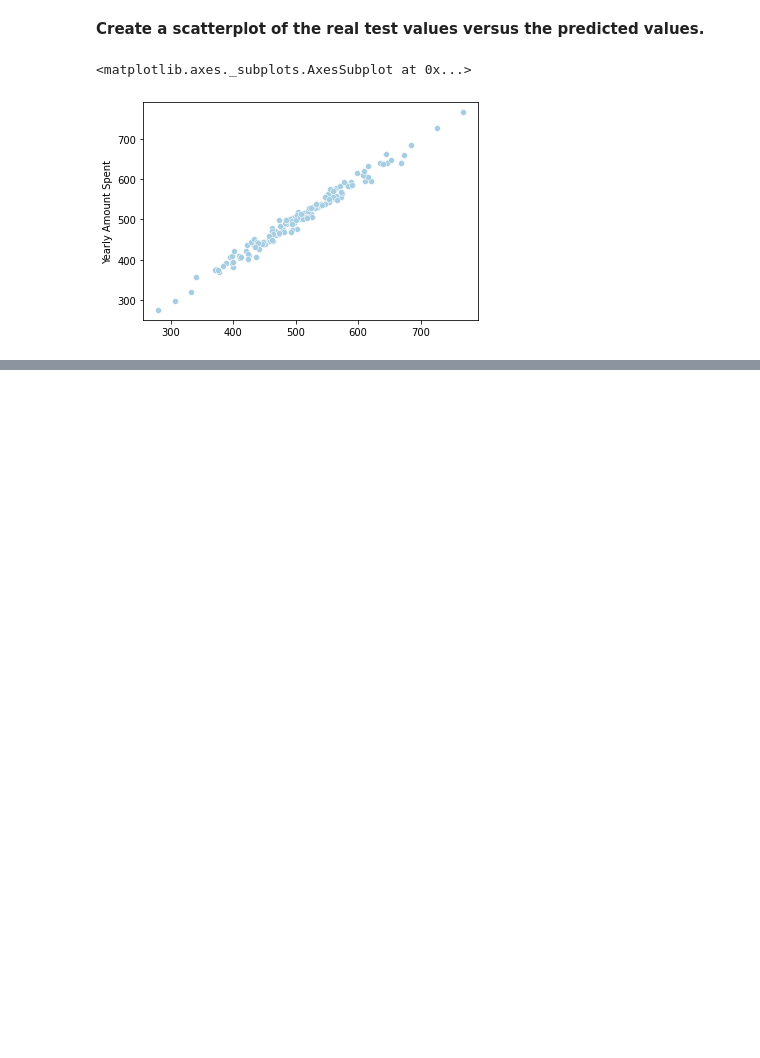
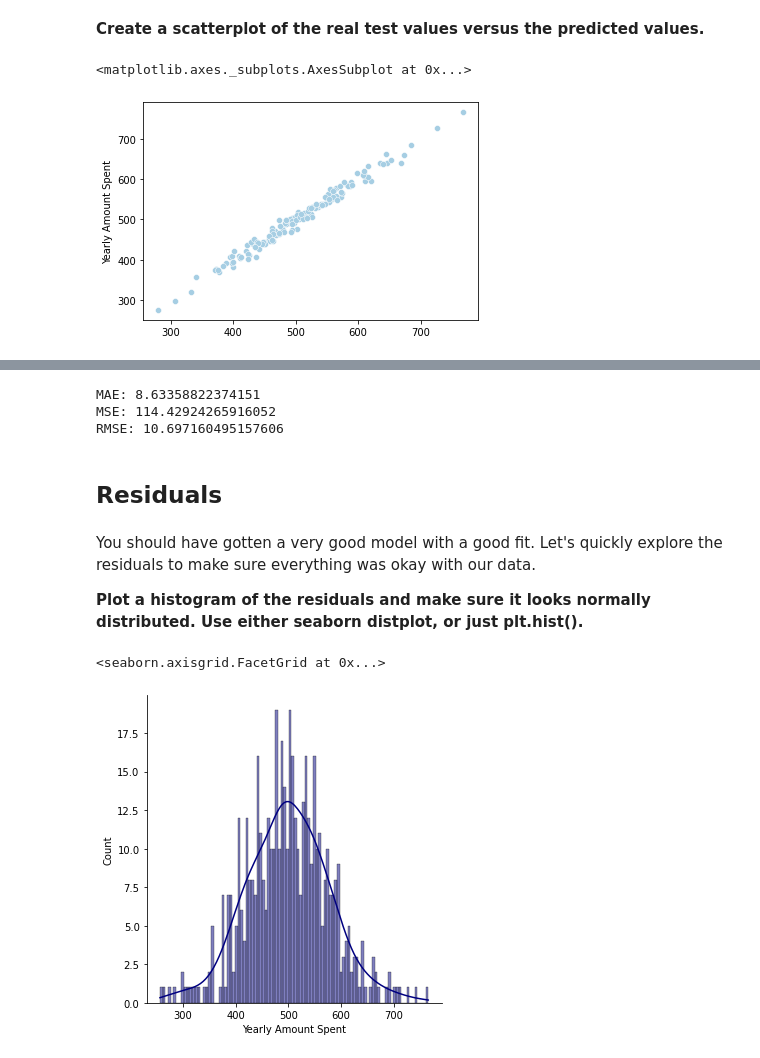
Before and after one commit to KumarGaurav20/ML-HOMEWORK, a Jupyter notebook: ML_AS1.ipynb, the cells around one changed output, grey strips where cells are left out. Cells and saved outputs as stored; diff of their text form; code cells hidden in the pictures; blank space fills up the shorter version.

```diff
--- a/ML_AS1.ipynb
+++ b/ML_AS1.ipynb
@@ -223,0 +231,19 @@ sns.scatterplot(prediction,y_test)
+# %%
+print('MAE:', metrics.mean_absolute_error(y_test, prediction))
+print('MSE:', metrics.mean_squared_error(y_test, prediction))
+print('RMSE:', np.sqrt(metrics.mean_squared_error(y_test, prediction)))
+# %% [output]
+MAE: 8.63358822374151
+MSE: 114.42924265916052
+RMSE: 10.697160495157606
+# %% [markdown]
+## Residuals
+# %% [markdown]
+You should have gotten a very good model with a good fit. Let's quickly explore the residuals to make sure everything was okay with our data.
+
+**Plot a histogram of the residuals and make sure it looks normally distributed. Use either seaborn distplot, or just plt.hist().**
+# %%
+sns.displot(customer_data['Yearly Amount Spent'],bins=100,kde = True, color='navy')
+# %% [output]
+<seaborn.axisgrid.FacetGrid at 0x...>
+[figure, added]
```
Also changed, not shown: parts of 8 cells of this notebook.
